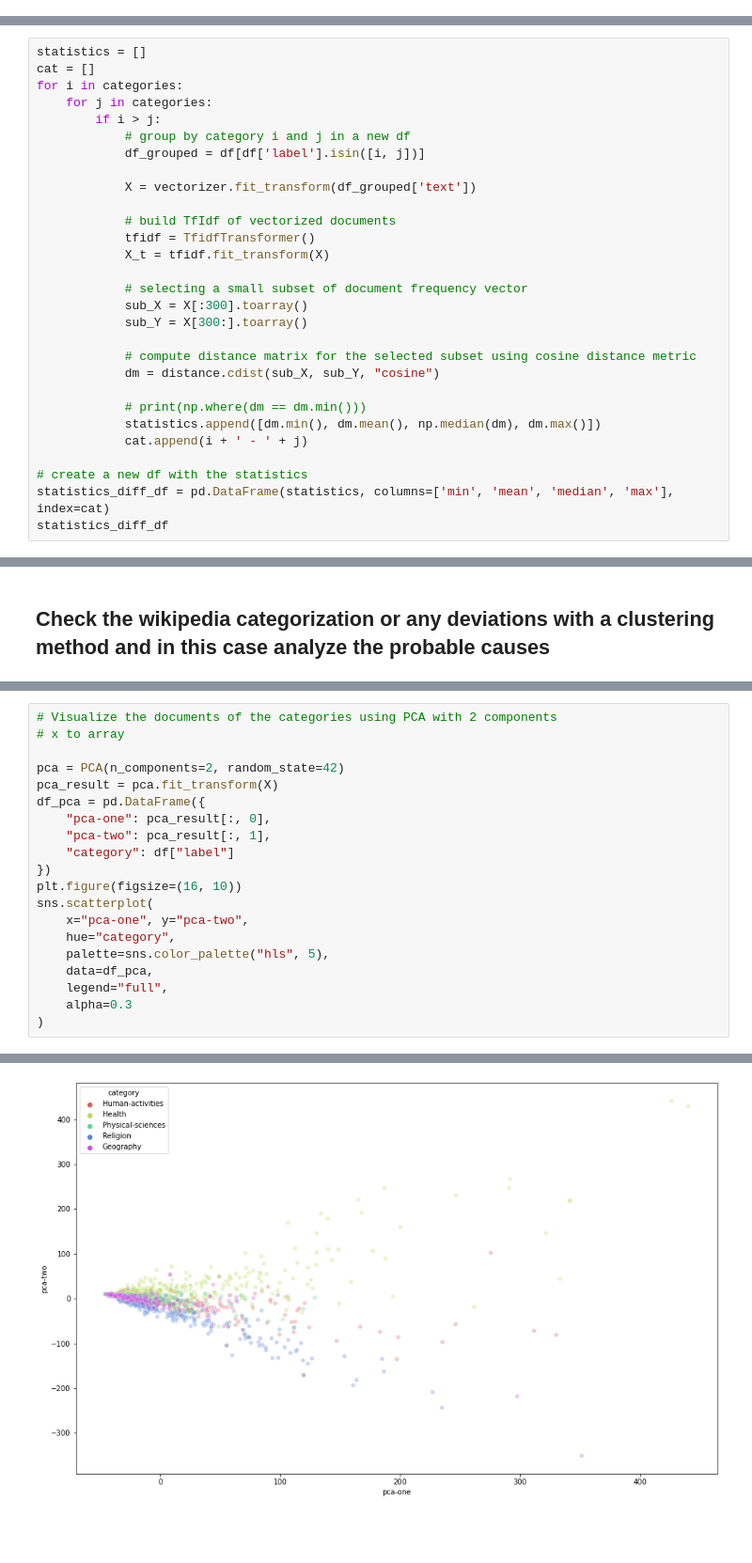
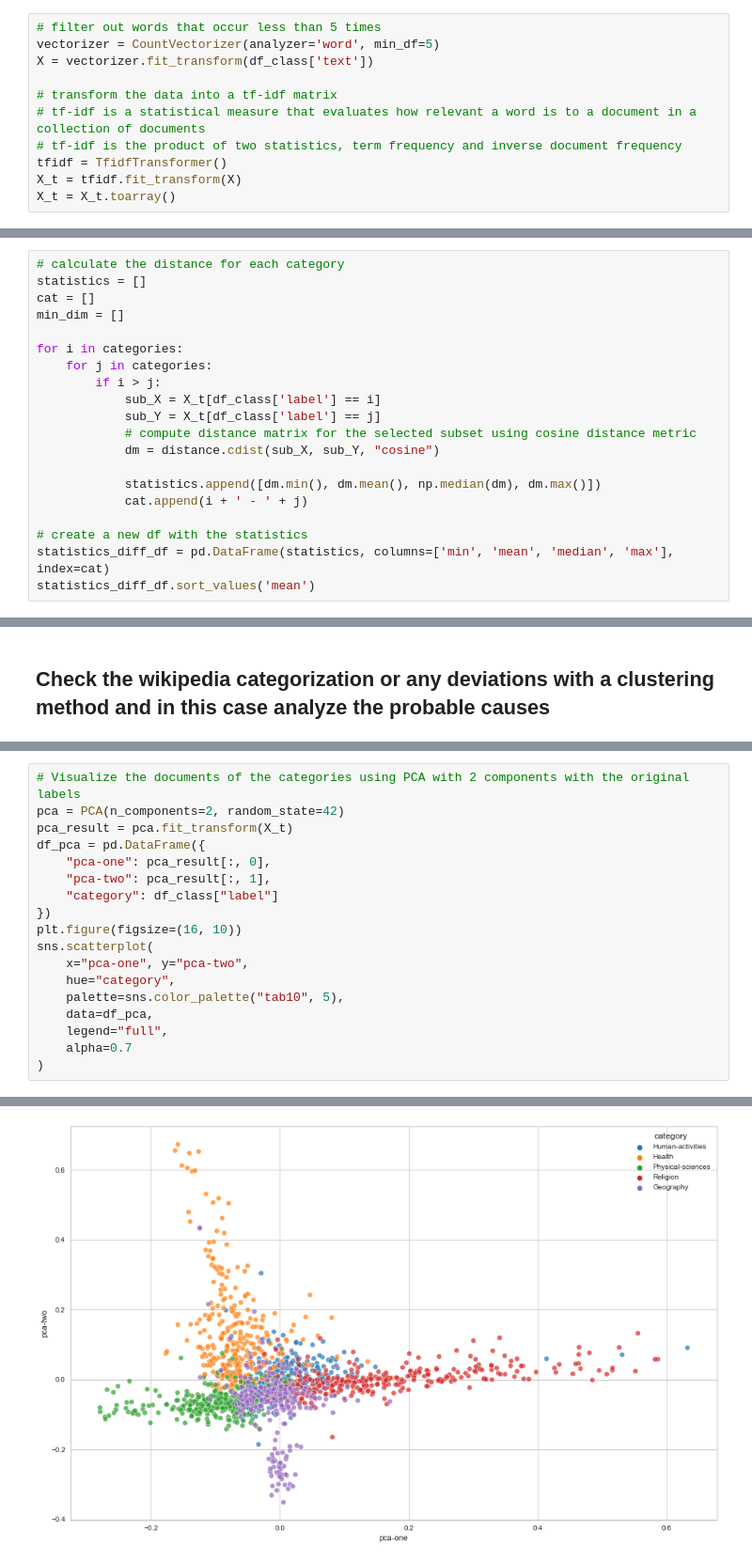
Before and after one commit to EmiliaWiehe/Wikipedia, a Jupyter notebook: Wikipedia_Mining.ipynb, the cells around one changed output, grey strips where cells are left out. Shown at 94% size. Cells and saved outputs as stored; diff of their text form; blank space fills up the shorter version.

```diff
--- a/Wikipedia_Mining.ipynb
+++ b/Wikipedia_Mining.ipynb
@@ -364 +400,12 @@ if type(df.iloc[0, 0]) == list:
+# %%
+# filter out words that occur less than 5 times
+vectorizer = CountVectorizer(analyzer='word', min_df=5)
+X = vectorizer.fit_transform(df_class['text'])
+
+# transform the data into a tf-idf matrix
+# tf-idf is a statistical measure that evaluates how relevant a word is to a document in a collection of documents
+# tf-idf is the product of two statistics, term frequency and inverse document frequency
+tfidf = TfidfTransformer()
+X_t = tfidf.fit_transform(X)
+X_t = X_t.toarray()
 # %%
@@ -432,31 +450,22 @@ df
 # %%
+# calculate the distance for each category
 statistics = []
 cat = []
+min_dim = []
+
 for i in categories:
     for j in categories:
         if i > j:
-            # group by category i and j in a new df
-            df_grouped = df[df['label'].isin([i, j])]
-
-            X = vectorizer.fit_transform(df_grouped['text'])
-
-            # build TfIdf of vectorized documents
-            tfidf = TfidfTransformer()
-            X_t = tfidf.fit_transform(X)
-
-            # selecting a small subset of document frequency vector
-            sub_X = X[:300].toarray()
-            sub_Y = X[300:].toarray()
-
+            sub_X = X_t[df_class['label'] == i]
+            sub_Y = X_t[df_class['label'] == j]
             # compute distance matrix for the selected subset using cosine distance metric
             dm = distance.cdist(sub_X, sub_Y, "cosine")
 
-            # print(np.where(dm == dm.min()))
             statistics.append([dm.min(), dm.mean(), np.median(dm), dm.max()])
             cat.append(i + ' - ' + j)
 
 # create a new df with the statistics
 statistics_diff_df = pd.DataFrame(statistics, columns=['min', 'mean', 'median', 'max'], index=cat)
-statistics_diff_df
+statistics_diff_df.sort_values('mean')
 # %% [output]
 |  | min | mean | median | max |
@@ -697,23 +727,21 @@ sns.scatterplot(
 # %%
-# Visualize the documents of the categories using PCA with 2 components
-# x to array
-
+# Visualize the documents of the categories using PCA with 2 components with the original labels
 pca = PCA(n_components=2, random_state=42)
-pca_result = pca.fit_transform(X)
+pca_result = pca.fit_transform(X_t)
 df_pca = pd.DataFrame({
     "pca-one": pca_result[:, 0],
     "pca-two": pca_result[:, 1],
-    "category": df["label"]
+    "category": df_class["label"]
 })
 plt.figure(figsize=(16, 10))
 sns.scatterplot(
     x="pca-one", y="pca-two",
     hue="category",
-    palette=sns.color_palette("hls", 5),
+    palette=sns.color_palette("tab10", 5),
     data=df_pca,
     legend="full",
-    alpha=0.3
+    alpha=0.7
 )
 # %% [output]
 <AxesSubplot:xlabel='pca-one', ylabel='pca-two'>
-[figure, old version]
+[figure, new version]
```
Also changed, not shown: parts of 32 cells of this notebook.
